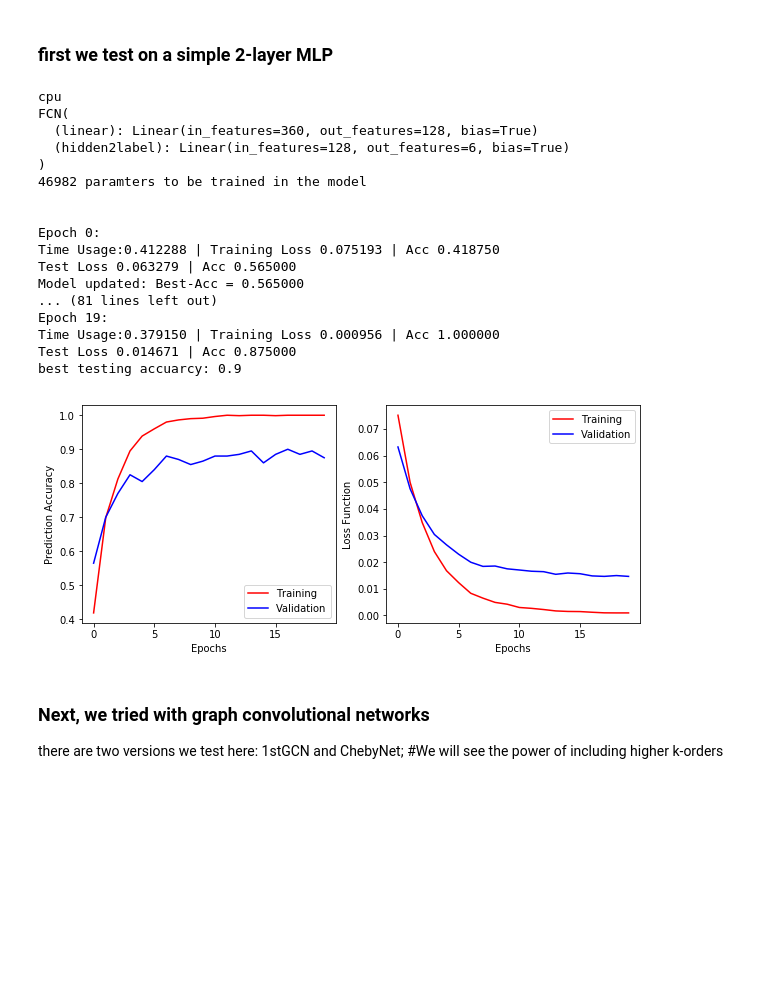
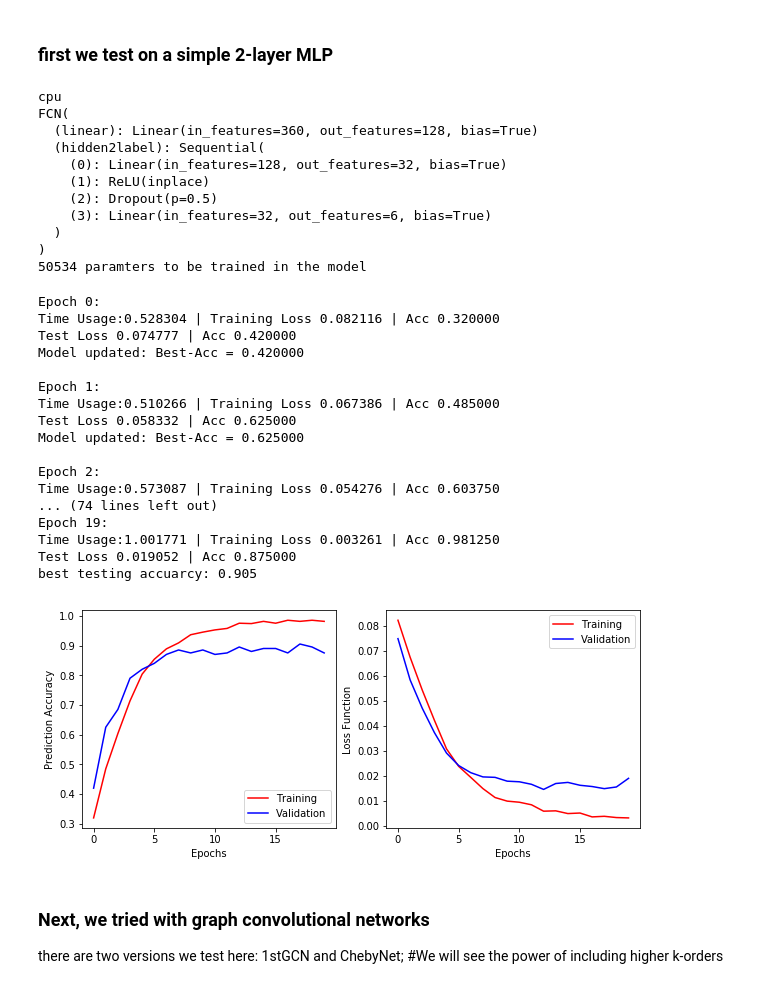
Before and after one commit to zhangyu2ustc/gcn_tutorial_test, a Jupyter notebook: notebooks/Tutorials_GCN_practice2_graph-Laplacian_GCN.ipynb, the cells around one changed output. Drawn from its saved outputs; the diff is of its cells as text; code cells hidden in the pictures; blank space fills up the shorter version.

Commit message:
Drop complex functions into sub-modules

```diff
--- a/notebooks/Tutorials_GCN_practice2_graph-Laplacian_GCN.ipynb
+++ b/notebooks/Tutorials_GCN_practice2_graph-Laplacian_GCN.ipynb
@@ -731,61 +552,51 @@ def model_fit_evaluate(model,device,train_loader,test_loader,optimizer,num_epoch
 # %%
-class FCN(nn.Module):
-###fully-connected
-    def __init__(self, input_dim, output_dim,hidden_dim=128, dropout=0.2):
-        super(FCN, self).__init__()
-        self.input_dim = input_dim
-        self.output_dim = output_dim
-        self.hidden_dim = hidden_dim
-        self.dropout = dropout
-
-        # Define the output layer
-        self.linear = nn.Linear(self.input_dim, hidden_dim)
-
-        self.hidden2label = nn.Linear(hidden_dim, self.output_dim)
-
-    def forward(self, inputs, adj=None):
-        if len(inputs.size())>2:
-            ###average across all channels
-            inputs = torch.mean(inputs, dim=-1)
-
-        x = F.relu(self.linear(inputs))
-        x = F.dropout(x, training=self.training,p=self.dropout)
-        y_pred = self.hidden2label(x)
-        return y_pred
+from model import FCN
+from model import count_parameters, train, test, plot_history
 
 ###fully-connected
 #device = torch.device("cuda:1" if torch.cuda.is_available() else "cpu")
 device = torch.device("cpu")
 print(device)
 
 model = FCN(Region_Num, Nlabels)
 model = model.to(device)
 print(model)
 print("{} paramters to be trained in the model\n".format(count_parameters(model)))
 optimizer = optim.Adam(model.parameters(), lr=0.001, weight_decay=5e-4)
 loss_func = nn.CrossEntropyLoss()
 num_epochs=20
 
-model_fit_evaluate(model,device,train_loader,test_loader,optimizer,num_epochs)
+model_fit_evaluate(model,adj_mat,device,train_loader,test_loader,optimizer,loss_func,num_epochs)
 # %% [output]
 cpu
 FCN(
   (linear): Linear(in_features=360, out_features=128, bias=True)
-  (hidden2label): Linear(in_features=128, out_features=6, bias=True)
+  (hidden2label): Sequential(
+    (0): Linear(in_features=128, out_features=32, bias=True)
+    (1): ReLU(inplace)
+    (2): Dropout(p=0.5)
+    (3): Linear(in_features=32, out_features=6, bias=True)
+  )
 )
-46982 paramters to be trained in the model
-
-
-Epoch 0:
-Time Usage:0.412288 | Training Loss 0.075193 | Acc 0.418750
-Test Loss 0.063279 | Acc 0.565000
-Model updated: Best-Acc = 0.565000
-... (81 lines left out)
-Epoch 19:
-Time Usage:0.379150 | Training Loss 0.000956 | Acc 1.000000
-Test Loss 0.014671 | Acc 0.875000
-best testing accuarcy: 0.9
+50534 paramters to be trained in the model
+Epoch 0:
+Time Usage:0.528304 | Training Loss 0.082116 | Acc 0.320000
+Test Loss 0.074777 | Acc 0.420000
+Model updated: Best-Acc = 0.420000
+
+Epoch 1:
+Time Usage:0.510266 | Training Loss 0.067386 | Acc 0.485000
+Test Loss 0.058332 | Acc 0.625000
+Model updated: Best-Acc = 0.625000
+
+Epoch 2:
+Time Usage:0.573087 | Training Loss 0.054276 | Acc 0.603750
+... (74 lines left out)
+Epoch 19:
+Time Usage:1.001771 | Training Loss 0.003261 | Acc 0.981250
+Test Loss 0.019052 | Acc 0.875000
+best testing accuarcy: 0.905
-[figure, old version]
+[figure, new version]
 # %% [markdown]
 ### Next, we tried with graph convolutional networks
 there are two versions we test here: 1stGCN and ChebyNet;
```
Also changed, not shown: parts of 26 cells of this notebook, 2 other files.
